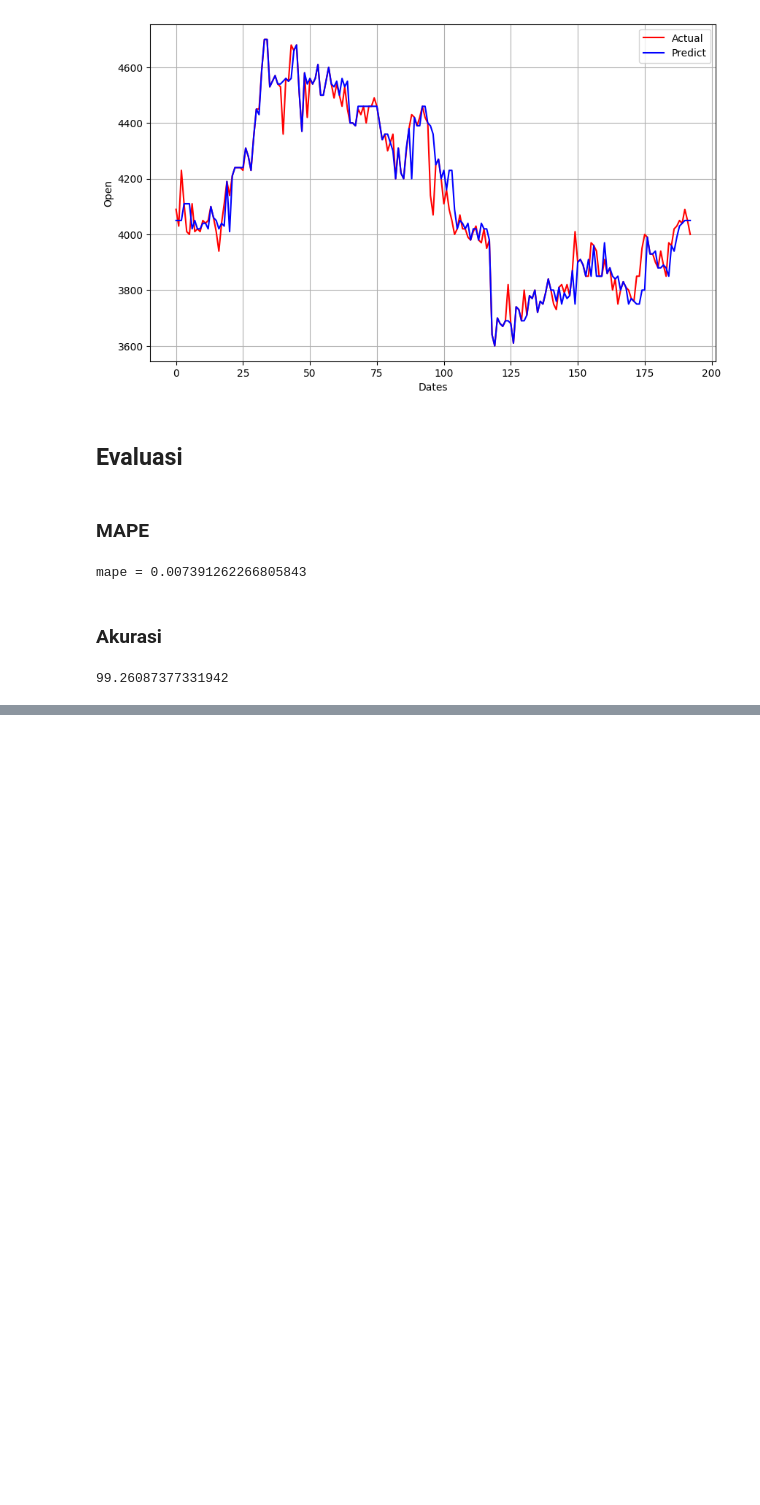
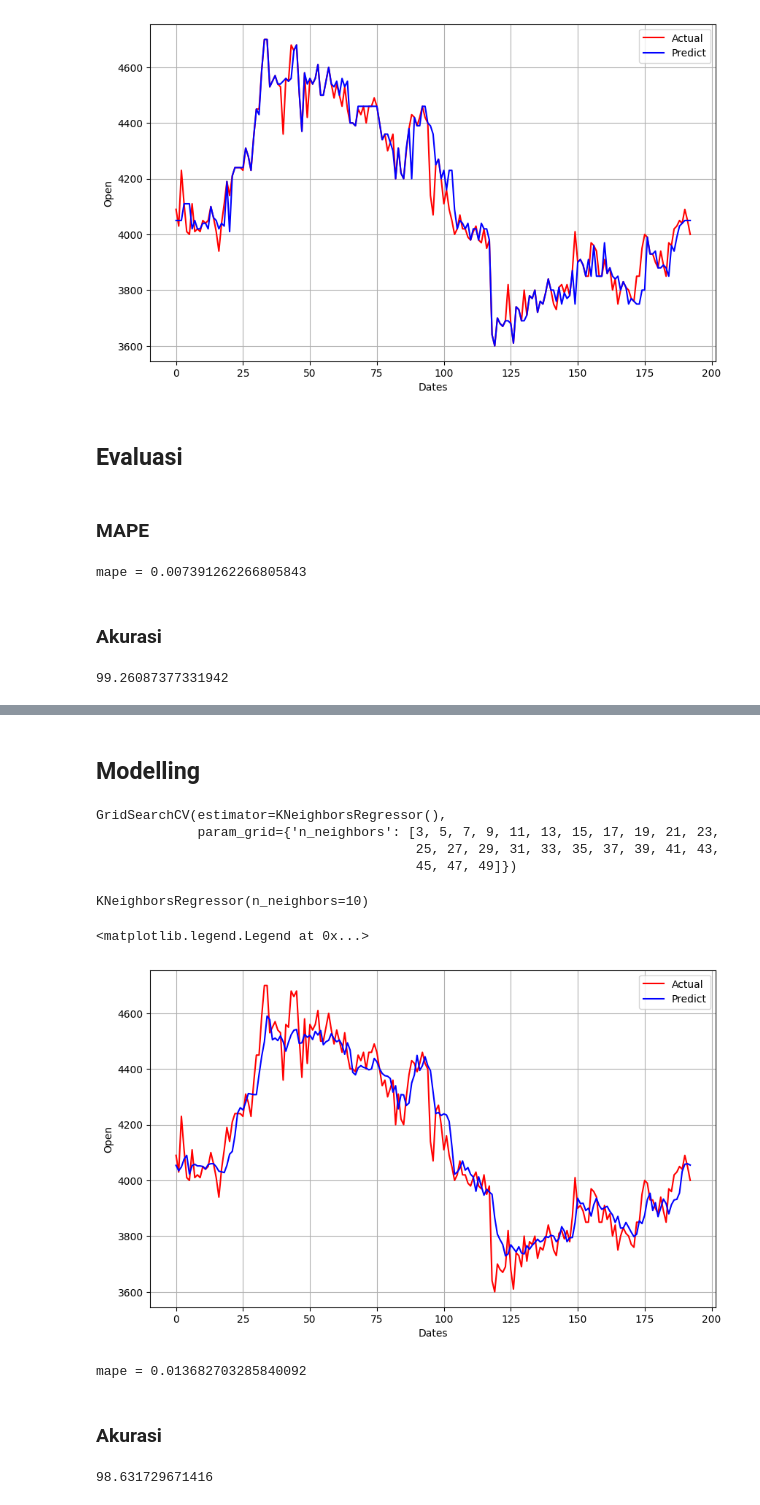
Before and after one commit to diahkamalia/prosaindata, a Jupyter notebook: _sources/peramalan_uas.ipynb, the cells around one changed output, grey strips where cells are left out. Saved outputs shown, nothing was run; the diff lists cells and outputs as text; code cells hidden in the pictures; blank space fills up the shorter version.

```diff
--- a/_sources/peramalan_uas.ipynb
+++ b/_sources/peramalan_uas.ipynb
@@ -161,0 +217,4 @@ acc
+# %%
+scaler = MinMaxScaler(feature_range=(0,1))
+scaled = scaler.fit_transform(X)
+scaled
@@ -161,0 +231,48 @@ acc
+# %%
+from sklearn.model_selection import train_test_split
+X_train, X_test, y_train, y_test = train_test_split(scaled, y, test_size=0.2, random_state=0, shuffle=False)
+# %% [markdown]
+## Modelling
+# %%
+model = KNeighborsRegressor()
+
+parameters = {
+    'n_neighbors': list(range(3,50,2))
+}
+
+search = GridSearchCV(model, parameters)
+search.fit(X, y)
+# %% [output]
+GridSearchCV(estimator=KNeighborsRegressor(),
+             param_grid={'n_neighbors': [3, 5, 7, 9, 11, 13, 15, 17, 19, 21, 23,
+                                         25, 27, 29, 31, 33, 35, 37, 39, 41, 43,
+                                         45, 47, 49]})
+# %%
+model_knn = KNeighborsRegressor(n_neighbors=10)
+model_knn.fit(X_train, y_train)
+# %% [output]
+KNeighborsRegressor(n_neighbors=10)
+# %%
+y_pred=model_knn.predict(X_train)
+# %%
+plt.figure(figsize=(10,6))
+plt.grid(True)
+plt.xlabel('Dates')
+plt.ylabel('Open')
+plt.plot(y_train, 'red', label='Actual')
+plt.plot(y_pred, 'blue', label='Predict')
+plt.legend()
+# %% [output]
+<matplotlib.legend.Legend at 0x...>
+[figure, added]
+# %%
+print(f'mape = {mean_absolute_percentage_error(y_train, y_pred)}')
+# %% [output]
+mape = 0.013682703285840092
+# %% [markdown]
+### Akurasi
+# %%
+acc = (1 - mean_absolute_percentage_error(y_train, y_pred)) * 100
+acc
+# %% [output]
+98.631729671416
```
Also changed, not shown: parts of 13 cells of this notebook, 3 other files.
